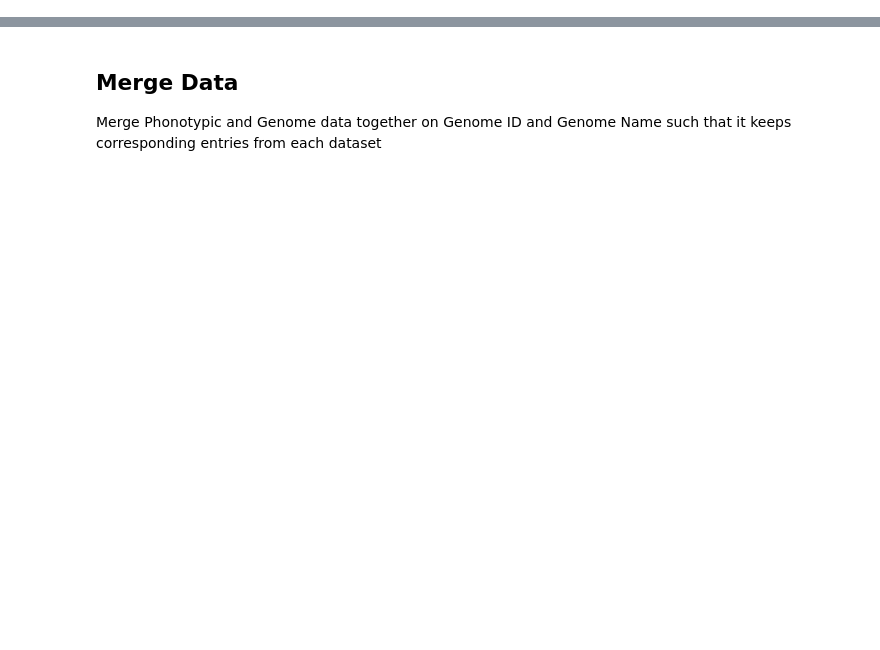
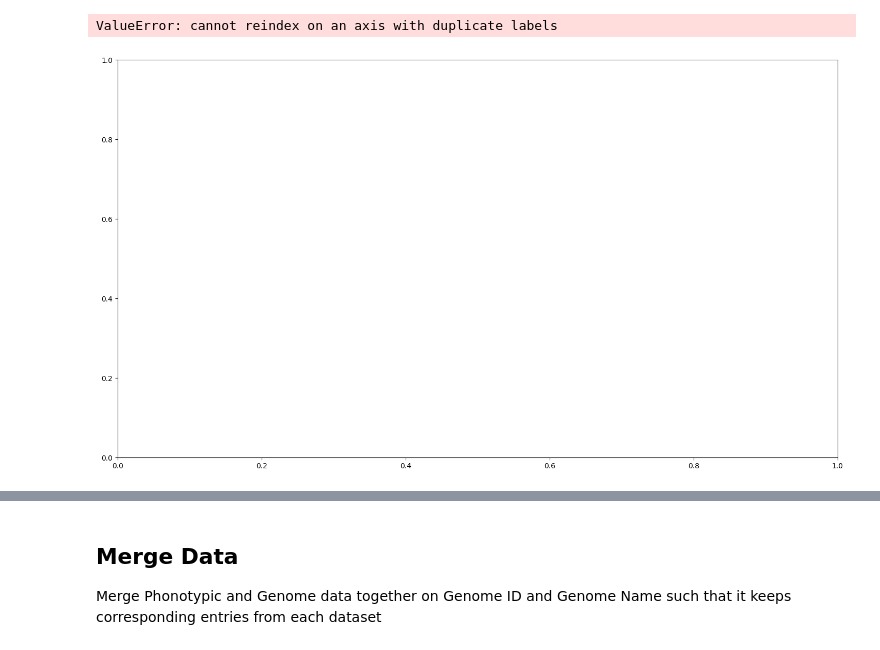
Before and after one commit to Mr-Nnobody/mlAMR-APath, a Jupyter notebook: notebooks/data_collection.ipynb, the cells around one changed output, grey strips where cells are left out. Saved outputs shown, nothing was run; the diff lists cells and outputs as text; code cells hidden in the pictures; blank space fills up the shorter version.

Commit message:
updated data collection notebook and added data phenotype data files

```diff
--- a/notebooks/data_collection.ipynb
+++ b/notebooks/data_collection.ipynb
@@ -15,3 +58,13 @@ df['Resistant Phenotype'].value_counts()
+# %%
+# plot phenotype distribution
+plt.figure(figsize=(18,10))
+sns.countplot(data=df, x='Resistant Phenotype')
+plt.xlabel('Phenotype')
+plt.ylabel('Count')
+plt.show
+# %% [output]
+ValueError: cannot reindex on an axis with duplicate labels
+[figure, added]
 # %%
 # Check antibiotic distribution and count unique antibiotics
 df['Antibiotic'].value_counts()
```
Also changed, not shown: parts of 10 cells of this notebook, 17 other files.
